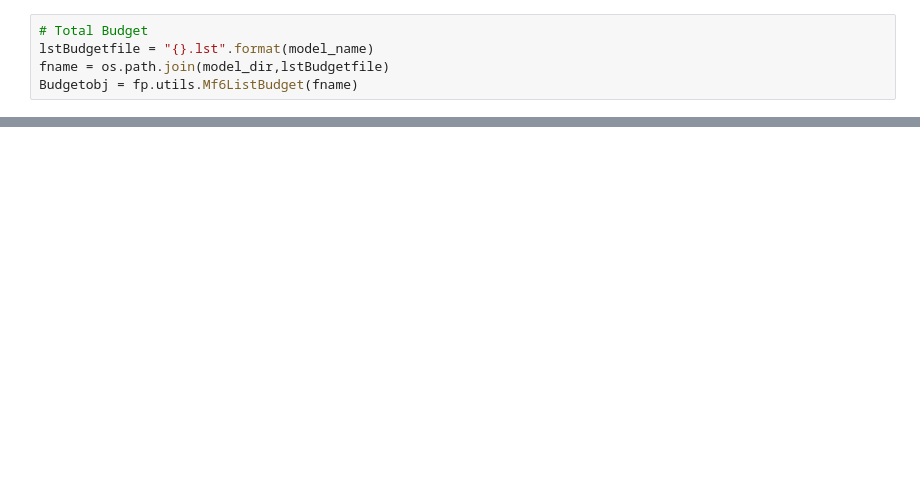
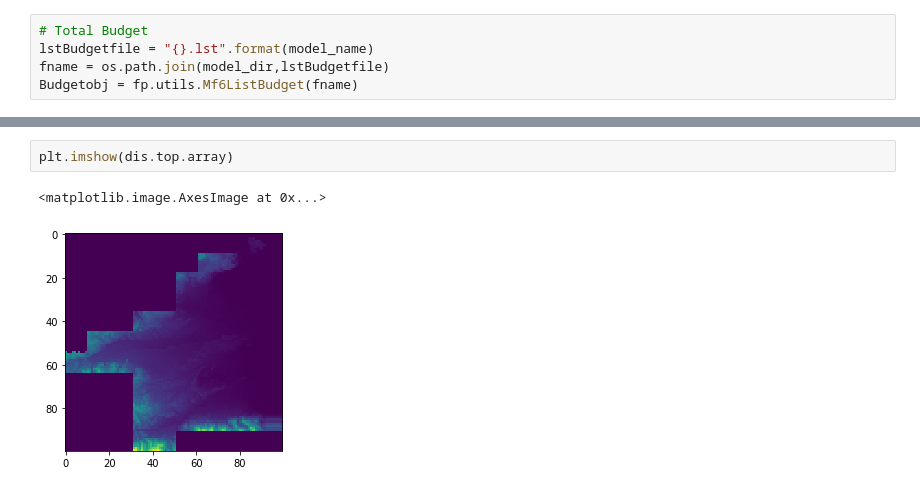
Before and after one commit to LudovicSchorpp/TM_Ludovic_Schorpp, a Jupyter notebook: codes_tests/Modeles2D/test_premier_model/test_premier_model.ipynb, the cells around one changed output, grey strips where cells are left out. Drawn from its saved outputs; the diff is of its cells as text; blank space fills up the shorter version.

```diff
--- a/codes_tests/Modeles2D/test_premier_model/test_premier_model.ipynb
+++ b/codes_tests/Modeles2D/test_premier_model/test_premier_model.ipynb
@@ -336,0 +374,5 @@ IN-OUT : 0.0003285300044808537 m3/s
+# %%
+plt.imshow(dis.top.array)
+# %% [output]
+<matplotlib.image.AxesImage at 0x...>
+[figure, added]
```
Also changed, not shown: parts of 12 cells of this notebook, 20 other files.
